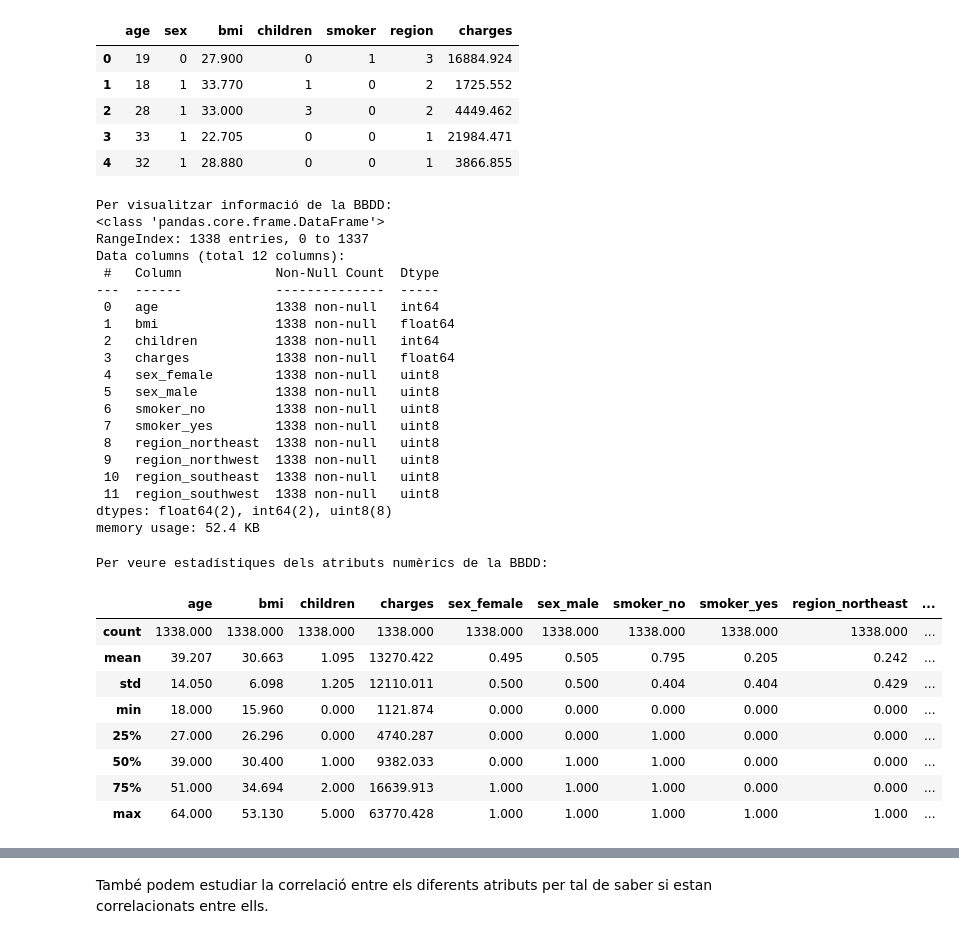
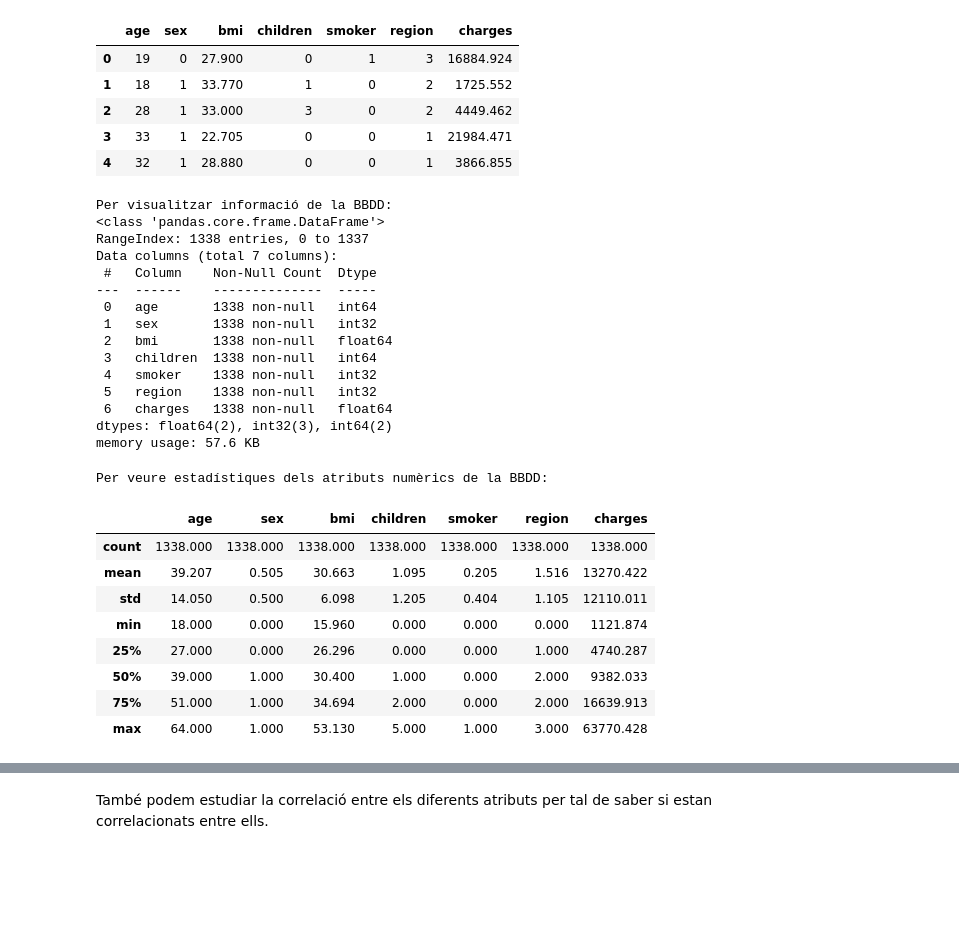
Before and after one commit to celiacruz25/Practiaca1_apc, a Jupyter notebook: Practica1-Regressio2021.ipynb, the cells around one changed output, grey strips where cells are left out. Saved outputs shown, nothing was run; the diff lists cells and outputs as text; code cells hidden in the pictures; blank space fills up the shorter version.

```diff
--- a/Practica1-Regressio2021.ipynb
+++ b/Practica1-Regressio2021.ipynb
@@ -192,42 +194,37 @@ Per visualitzar les primeres 5 mostres de la BBDD:
 | 4 | 32 | 1 | 28.880 | 0 | 0 | 1 | 3866.855 |
 # %%
 print("Per visualitzar informació de la BBDD:")
-insurance.info()
+dataset.info()
 # %% [output]
 Per visualitzar informació de la BBDD:
 <class 'pandas.core.frame.DataFrame'>
 RangeIndex: 1338 entries, 0 to 1337
-Data columns (total 12 columns):
- #   Column            Non-Null Count  Dtype
----  ------            --------------  -----
- 0   age               1338 non-null   int64
- 1   bmi               1338 non-null   float64
- 2   children          1338 non-null   int64
- 3   charges           1338 non-null   float64
- 4   sex_female        1338 non-null   uint8
- 5   sex_male          1338 non-null   uint8
- 6   smoker_no         1338 non-null   uint8
- 7   smoker_yes        1338 non-null   uint8
- 8   region_northeast  1338 non-null   uint8
- 9   region_northwest  1338 non-null   uint8
- 10  region_southeast  1338 non-null   uint8
- 11  region_southwest  1338 non-null   uint8
-dtypes: float64(2), int64(2), uint8(8)
-memory usage: 52.4 KB
+Data columns (total 7 columns):
+ #   Column    Non-Null Count  Dtype
+---  ------    --------------  -----
+ 0   age       1338 non-null   int64
+ 1   sex       1338 non-null   int32
+ 2   bmi       1338 non-null   float64
+ 3   children  1338 non-null   int64
+ 4   smoker    1338 non-null   int32
+ 5   region    1338 non-null   int32
+ 6   charges   1338 non-null   float64
+dtypes: float64(2), int32(3), int64(2)
+memory usage: 57.6 KB
 # %%
 print("Per veure estadístiques dels atributs numèrics de la BBDD:")
-insurance.describe()
+dataset.describe()
 # %% [output]
 Per veure estadístiques dels atributs numèrics de la BBDD:
-|  | age | bmi | children | charges | sex_female | sex_male | smoker_no | smoker_yes | region_northeast | ... |
-| count | 1338.000 | 1338.000 | 1338.000 | 1338.000 | 1338.000 | 1338.000 | 1338.000 | 1338.000 | 1338.000 | ... |
-| mean | 39.207 | 30.663 | 1.095 | 13270.422 | 0.495 | 0.505 | 0.795 | 0.205 | 0.242 | ... |
-| std | 14.050 | 6.098 | 1.205 | 12110.011 | 0.500 | 0.500 | 0.404 | 0.404 | 0.429 | ... |
-| min | 18.000 | 15.960 | 0.000 | 1121.874 | 0.000 | 0.000 | 0.000 | 0.000 | 0.000 | ... |
-| 25% | 27.000 | 26.296 | 0.000 | 4740.287 | 0.000 | 0.000 | 1.000 | 0.000 | 0.000 | ... |
-| 50% | 39.000 | 30.400 | 1.000 | 9382.033 | 0.000 | 1.000 | 1.000 | 0.000 | 0.000 | ... |
-| 75% | 51.000 | 34.694 | 2.000 | 16639.913 | 1.000 | 1.000 | 1.000 | 0.000 | 0.000 | ... |
-| max | 64.000 | 53.130 | 5.000 | 63770.428 | 1.000 | 1.000 | 1.000 | 1.000 | 1.000 | ... |
+|  | age | sex | bmi | children | smoker | region | charges |
+| count | 1338.000 | 1338.000 | 1338.000 | 1338.000 | 1338.000 | 1338.000 | 1338.000 |
+| mean | 39.207 | 0.505 | 30.663 | 1.095 | 0.205 | 1.516 | 13270.422 |
+| std | 14.050 | 0.500 | 6.098 | 1.205 | 0.404 | 1.105 | 12110.011 |
+| min | 18.000 | 0.000 | 15.960 | 0.000 | 0.000 | 0.000 | 1121.874 |
+| 25% | 27.000 | 0.000 | 26.296 | 0.000 | 0.000 | 1.000 | 4740.287 |
+| 50% | 39.000 | 1.000 | 30.400 | 1.000 | 0.000 | 2.000 | 9382.033 |
+| 75% | 51.000 | 1.000 | 34.694 | 2.000 | 0.000 | 2.000 | 16639.913 |
+| max | 64.000 | 1.000 | 53.130 | 5.000 | 1.000 | 3.000 | 63770.428 |
 # %%
 # mostrem atribut 0
 plt.figure()
```
Also changed, not shown: parts of 14 cells of this notebook.
